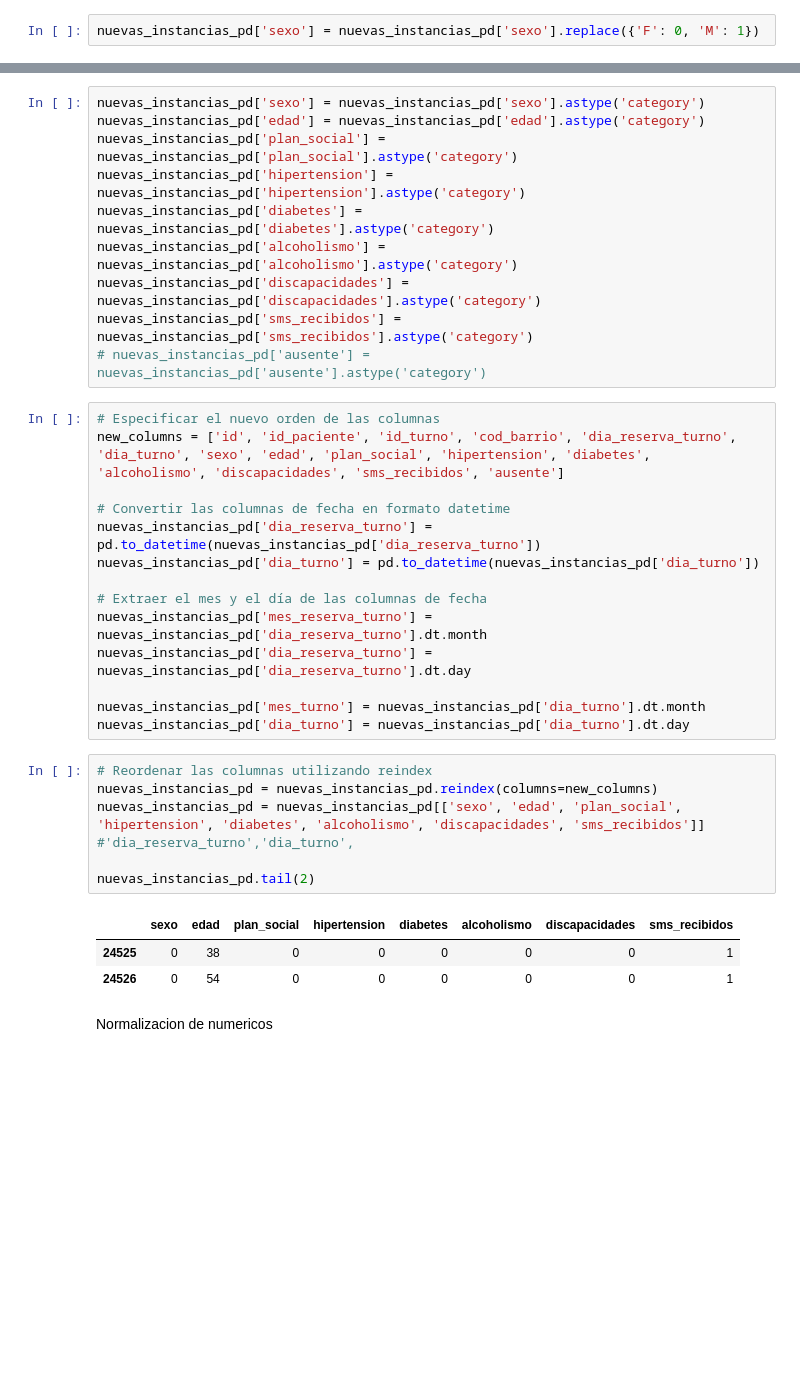
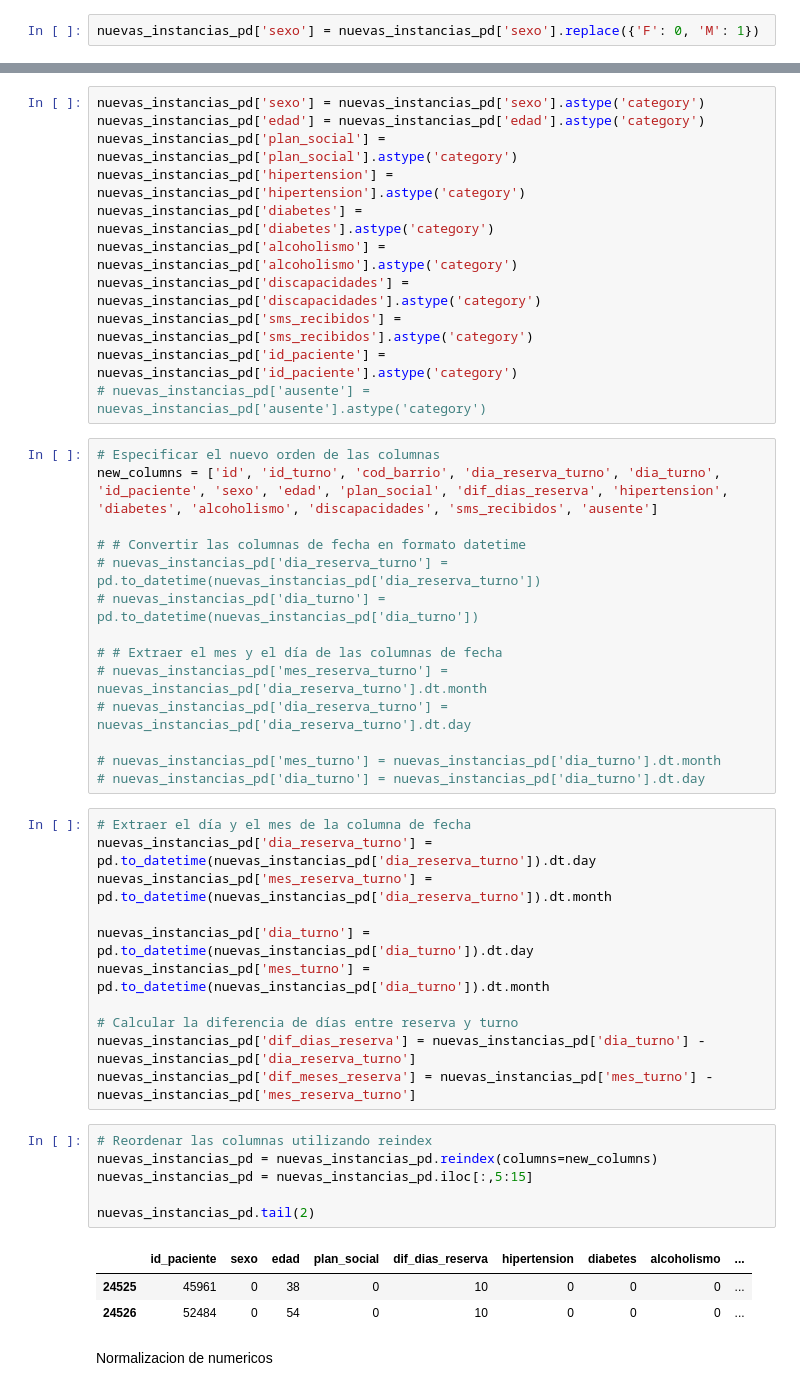
Before and after one commit to LucasMirandaD/Gestion-de-Datos, a Jupyter notebook: LM_Competencia_Ausentismo.ipynb, the cells around one changed output, grey strips where cells are left out. Drawn from its saved outputs; the diff is of its cells as text; blank space fills up the shorter version.

```diff
--- a/LM_Competencia_Ausentismo.ipynb
+++ b/LM_Competencia_Ausentismo.ipynb
@@ -605,31 +670,43 @@ nuevas_instancias_pd['diabetes'] = nuevas_instancias_pd['diabetes'].astype('cate
 nuevas_instancias_pd['alcoholismo'] = nuevas_instancias_pd['alcoholismo'].astype('category')
 nuevas_instancias_pd['discapacidades'] = nuevas_instancias_pd['discapacidades'].astype('category')
 nuevas_instancias_pd['sms_recibidos'] = nuevas_instancias_pd['sms_recibidos'].astype('category')
+nuevas_instancias_pd['id_paciente'] = nuevas_instancias_pd['id_paciente'].astype('category')
 # nuevas_instancias_pd['ausente'] = nuevas_instancias_pd['ausente'].astype('category')
 # %%
 # Especificar el nuevo orden de las columnas
-new_columns = ['id', 'id_paciente', 'id_turno', 'cod_barrio', 'dia_reserva_turno', 'dia_turno', 'sexo', 'edad', 'plan_social', 'hipertension', 'diabetes', 'alcoholismo', 'discapacidades', 'sms_recibidos', 'ausente']
+new_columns = ['id', 'id_turno', 'cod_barrio', 'dia_reserva_turno', 'dia_turno', 'id_paciente', 'sexo', 'edad', 'plan_social', 'dif_dias_reserva', 'hipertension', 'diabetes', 'alcoholismo', 'discapacidades', 'sms_recibidos', 'ausente']
 
-# Convertir las columnas de fecha en formato datetime
-nuevas_instancias_pd['dia_reserva_turno'] = pd.to_datetime(nuevas_instancias_pd['dia_reserva_turno'])
-nuevas_instancias_pd['dia_turno'] = pd.to_datetime(nuevas_instancias_pd['dia_turno'])
+# # Convertir las columnas de fecha en formato datetime
+# nuevas_instancias_pd['dia_reserva_turno'] = pd.to_datetime(nuevas_instancias_pd['dia_reserva_turno'])
+# nuevas_instancias_pd['dia_turno'] = pd.to_datetime(nuevas_instancias_pd['dia_turno'])
 
-# Extraer el mes y el día de las columnas de fecha
-nuevas_instancias_pd['mes_reserva_turno'] = nuevas_instancias_pd['dia_reserva_turno'].dt.month
-nuevas_instancias_pd['dia_reserva_turno'] = nuevas_instancias_pd['dia_reserva_turno'].dt.day
+# # Extraer el mes y el día de las columnas de fecha
+# nuevas_instancias_pd['mes_reserva_turno'] = nuevas_instancias_pd['dia_reserva_turno'].dt.month
+# nuevas_instancias_pd['dia_reserva_turno'] = nuevas_instancias_pd['dia_reserva_turno'].dt.day
 
-nuevas_instancias_pd['mes_turno'] = nuevas_instancias_pd['dia_turno'].dt.month
-nuevas_instancias_pd['dia_turno'] = nuevas_instancias_pd['dia_turno'].dt.day
+# nuevas_instancias_pd['mes_turno'] = nuevas_instancias_pd['dia_turno'].dt.month
+# nuevas_instancias_pd['dia_turno'] = nuevas_instancias_pd['dia_turno'].dt.day
+# %%
+# Extraer el día y el mes de la columna de fecha
+nuevas_instancias_pd['dia_reserva_turno'] = pd.to_datetime(nuevas_instancias_pd['dia_reserva_turno']).dt.day
+nuevas_instancias_pd['mes_reserva_turno'] = pd.to_datetime(nuevas_instancias_pd['dia_reserva_turno']).dt.month
+
+nuevas_instancias_pd['dia_turno'] = pd.to_datetime(nuevas_instancias_pd['dia_turno']).dt.day
+nuevas_instancias_pd['mes_turno'] = pd.to_datetime(nuevas_instancias_pd['dia_turno']).dt.month
+
+# Calcular la diferencia de días entre reserva y turno
+nuevas_instancias_pd['dif_dias_reserva'] = nuevas_instancias_pd['dia_turno'] - nuevas_instancias_pd['dia_reserva_turno']
+nuevas_instancias_pd['dif_meses_reserva'] = nuevas_instancias_pd['mes_turno'] - nuevas_instancias_pd['mes_reserva_turno']
 # %%
 # Reordenar las columnas utilizando reindex
 nuevas_instancias_pd = nuevas_instancias_pd.reindex(columns=new_columns)
-nuevas_instancias_pd = nuevas_instancias_pd[['sexo', 'edad', 'plan_social', 'hipertension', 'diabetes', 'alcoholismo', 'discapacidades', 'sms_recibidos']] #'dia_reserva_turno','dia_turno',
+nuevas_instancias_pd = nuevas_instancias_pd.iloc[:,5:15]
 
 nuevas_instancias_pd.tail(2)
 # %% [output]
-|  | sexo | edad | plan_social | hipertension | diabetes | alcoholismo | discapacidades | sms_recibidos |
-| 24525 | 0 | 38 | 0 | 0 | 0 | 0 | 0 | 1 |
-| 24526 | 0 | 54 | 0 | 0 | 0 | 0 | 0 | 1 |
+|  | id_paciente | sexo | edad | plan_social | dif_dias_reserva | hipertension | diabetes | alcoholismo | ... |
+| 24525 | 45961 | 0 | 38 | 0 | 10 | 0 | 0 | 0 | ... |
+| 24526 | 52484 | 0 | 54 | 0 | 10 | 0 | 0 | 0 | ... |
 # %% [markdown]
 Normalizacion de numericos
 # %%
```
Also changed, not shown: parts of 62 cells of this notebook.
